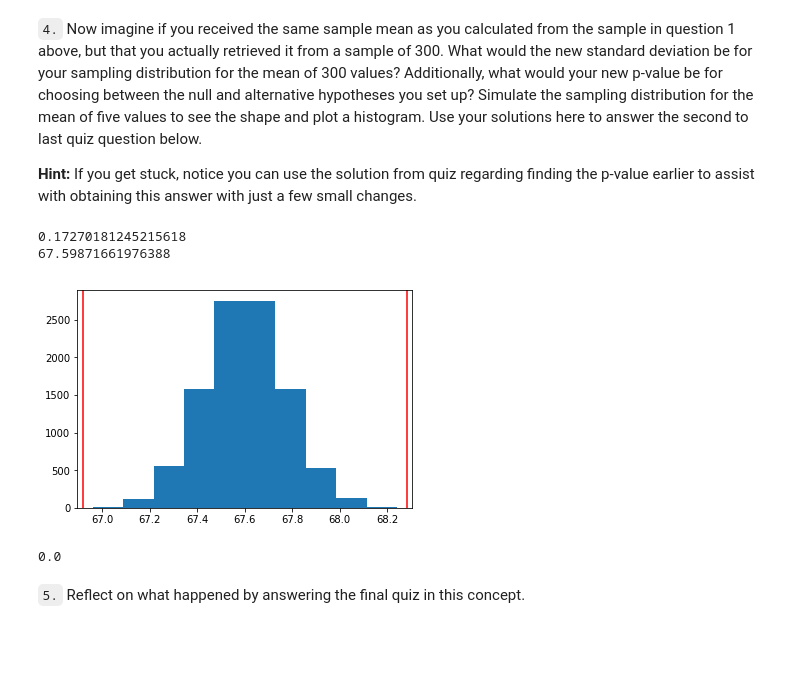
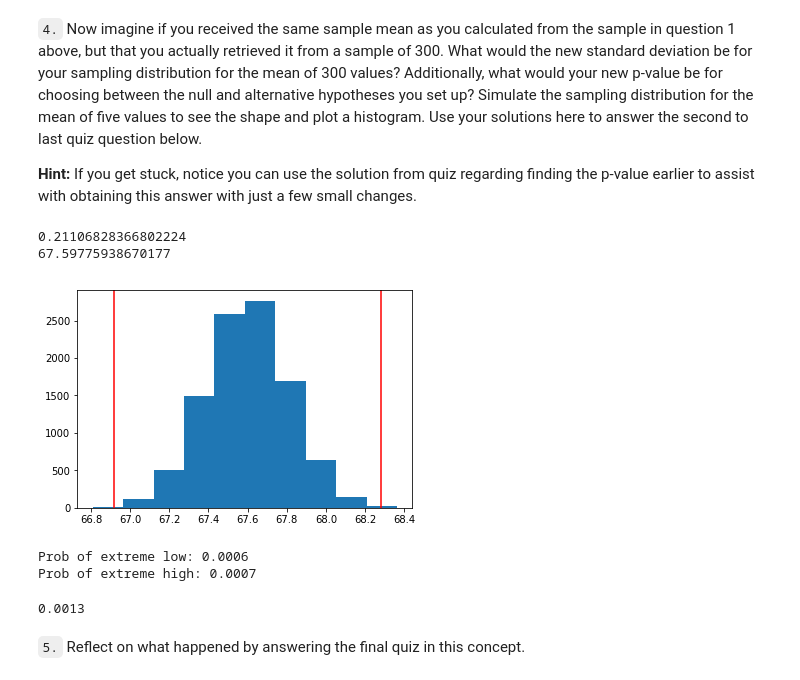
Before and after one commit to mpetersen000/DataAnalyst, a Jupyter notebook: DataAnalysisClassNotes/stats_hypothesis_testing_what_is_the_impact_of_sample_size.ipynb, the cells around one changed output. Drawn from its saved outputs; the diff is of its cells as text; code cells hidden in the pictures; blank space fills up the shorter version.

```diff
--- a/DataAnalysisClassNotes/stats_hypothesis_testing_what_is_the_impact_of_sample_size.ipynb
+++ b/DataAnalysisClassNotes/stats_hypothesis_testing_what_is_the_impact_of_sample_size.ipynb
@@ -14,7 +14,7 @@ import matplotlib.pyplot as plt
 %matplotlib inline
 np.random.seed(42)
 
-full_data = pd.read_csv('coffee_dataset.csv')
+full_data = pd.read_csv('stats_coffee_dataset.csv')
 # %% [markdown]
 `1.` In this case imagine, we are interested in testing if the mean height of all individuals in the `full_data` is equal to 67.60 inches.  First, use **quiz 1** below to identify the null and alternative hypotheses for these cases.
 # %% [markdown]
@@ -127,39 +136,45 @@ plt.axvline(x=upper_bound, color = 'red'); # where our sample mean falls on null
 # %%
 sampling_dist_mean1000 = []
 
 for _ in range(10000):
-    sample1 = full_data.sample(300)
+    sample1 = full_data.sample(200)
     sample_mean = sample1.height.mean()
     sampling_dist_mean1000.append(sample_mean)
 
 std_sampling_dist1000 = np.std(sampling_dist_mean1000)
 print(std_sampling_dist1000)
+
 mean_sampling_dist1000 = np.mean(sampling_dist_mean1000)
 print(mean_sampling_dist1000)
+
 null_vals = np.random.normal(null_mean, std_sampling_dist1000, 10000)
 
 plt.hist(null_vals);
 plt.axvline(x=lower_bound, color = 'red'); # where our sample mean falls on null dist
 plt.axvline(x=upper_bound, color = 'red'); # where our sample mean falls on null dist
 # %% [output]
-0.17270181245215618
-67.59871661976388
+0.21106828366802224
+67.59775938670177
-[figure, old version]
+[figure, new version]
 # %%
 # for a two sided hypothesis, we want to look at anything
 # more extreme from the null in both directions
 
 # probability of a statistic lower than observed
 prob_more_extreme_low = (null_vals < lower_bound).mean()
+print("Prob of extreme low: " + str(prob_more_extreme_low))
 
 # probability a statistic is more extreme higher
 prob_more_extreme_high = (upper_bound < null_vals).mean()
+print("Prob of extreme high: " + str(prob_more_extreme_high))
 
 pval = prob_more_extreme_low + prob_more_extreme_high
 pval  # With such a large sample size, our sample mean that is super close is still significant
       # when the sample size is large
 # %% [output]
-0.0
+Prob of extreme low: 0.0006
+Prob of extreme high: 0.0007
+0.0013
 # %% [markdown]
 `5.` Reflect on what happened by answering the final quiz in this concept.
 # %% [markdown]
```
Also changed, not shown: parts of 2 cells of this notebook, 3 other files.
